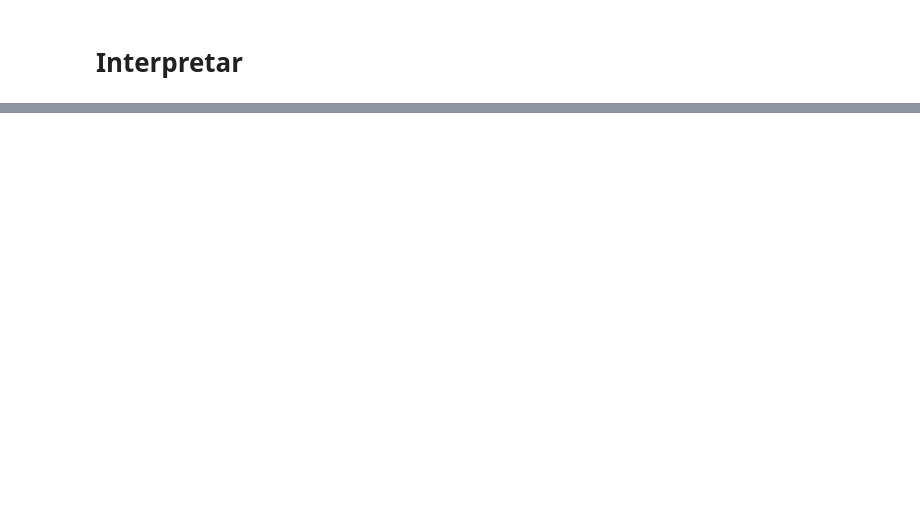
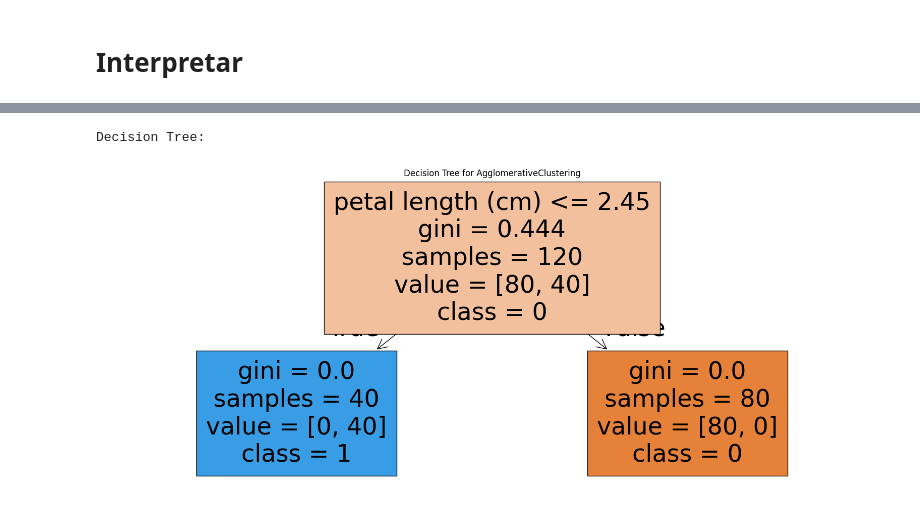
Before and after one commit to DR-Barros/Trabajo-dirigido-clustering, a Jupyter notebook: experimento/real/exp_iris.ipynb, the cells around one changed output, grey strips where cells are left out. Saved outputs shown, nothing was run; the diff lists cells and outputs as text; code cells hidden in the pictures; blank space fills up the shorter version.

```diff
--- a/experimento/real/exp_iris.ipynb
+++ b/experimento/real/exp_iris.ipynb
@@ -375,0 +203,34 @@ DSClassifier Accuracy: 0.97
+# %%
+# interpretamos solo los mejores 3 resultados y guardamos los modelos
+saved_models = {}
+top_3_labels = {name: results[name] for name in top_3_algorithms.index}
+top_3_data = iris.copy()
+for name, labels in top_3_labels.items():
+    n = len(np.unique(labels))
+    X_train, X_test, y_train, y_test = train_test_split(top_3_data, labels, test_size=0.2, random_state=42)
+    print(f'Processing {name} with {n} clusters')
+
+    # Ripper
+    ripper = MultiClassRipperClassifier(random_state=43)
+    ripper.fit(X_train, y_train)
+    y_pred_ripper = ripper.predict(X_test)
+    print(f'Ripper Accuracy for {name}: {accuracy_score(y_test, y_pred_ripper):.2f}')
+    saved_models.setdefault(name, {})['ripper'] = ripper
+
+    # Decision Tree
+    dtree = DecisionTreeClassifier(random_state=42, max_depth=5)
+    dtree.fit(X_train, y_train)
+    dtree_pred = dtree.predict(X_test)
+    print(f'Decision Tree Accuracy for {name}: {accuracy_score(y_test, dtree_pred):.2f}')
+    saved_models[name]['dtree'] = dtree
+
+    # DSGD
+    ds = DSClassifierMultiQ(n, min_iter=20, max_iter=200, debug_mode=True, lossfn="MSE", num_workers=0, min_dloss=1e-7)
+    X = X_train.to_numpy()
+    losses, epoch, dt = ds.fit(X, y_train, add_single_rules=True, single_rules_breaks=3, add_mult_rules=False, column_names=X_train.columns)
+    x_test = X_test.to_numpy()
+    y_pred_ds = ds.predict(x_test)
+    print(f'DSGD Accuracy for {name}: {accuracy_score(y_test, y_pred_ds):.2f}')
+    saved_models[name]['ds'] = ds
+
+    print('--' * 40)
@@ -375,0 +257,5 @@ DSClassifier Accuracy: 0.97
+# %%
+#interpretamos primer algoritmo
+models = saved_models[top_3_algorithms.index[0]]
+print('Ripper Rules:')
+models['ripper'].print_rules()
@@ -375,0 +270,9 @@ DSClassifier Accuracy: 0.97
+# %%
+print('Decision Tree:')
+plt.figure(figsize=(20, 8))
+sk_tree.plot_tree(models['dtree'], filled=True, feature_names=iris.columns, class_names=np.unique(top_3_labels[top_3_algorithms.index[0]]).astype(str))
+plt.title(f'Decision Tree for {top_3_algorithms.index[0]}')
+plt.show()
+# %% [output]
+Decision Tree:
+[figure, added]
```
Also changed, not shown: parts of 49 cells of this notebook, 25 other files.
